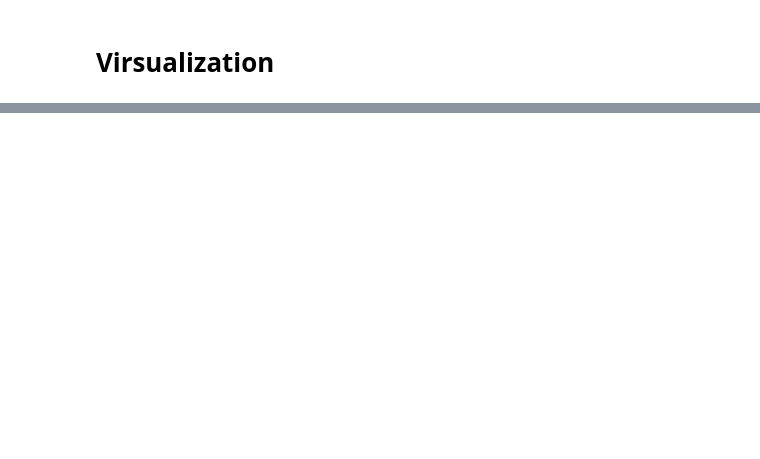
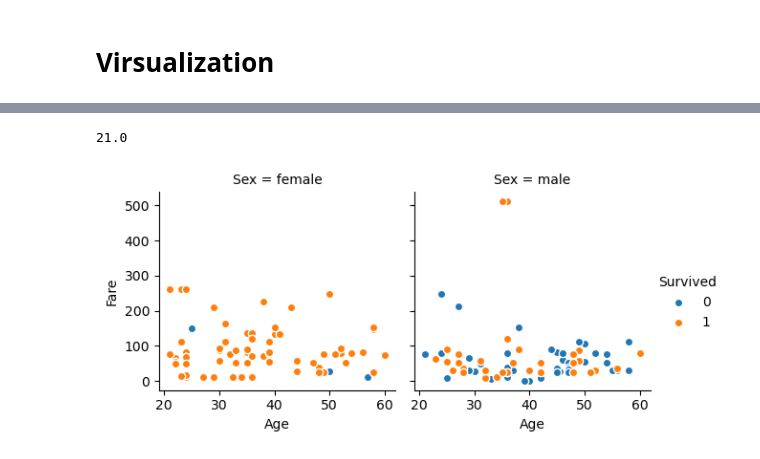
Before and after one commit to DEVANSARAVANAN/ML-End2End-Project, a Jupyter notebook: titanic-123.ipynb, the cells around one changed output, grey strips where cells are left out. Saved outputs shown, nothing was run; the diff lists cells and outputs as text; code cells hidden in the pictures; blank space fills up the shorter version.

```diff
--- a/titanic-123.ipynb
+++ b/titanic-123.ipynb
@@ -254,0 +293,7 @@ train_df["Age"].min(),train_df["Age"].max()
+# %%
+g = sns.FacetGrid(train_df, col='Sex',hue='Survived')
+g.map(plt.scatter,'Age','Fare',edgecolor ="w").add_legend()
+train_df['Age'].min()
+# %% [output]
+21.0
+[figure, added]
```
Also changed, not shown: parts of 25 cells of this notebook.
